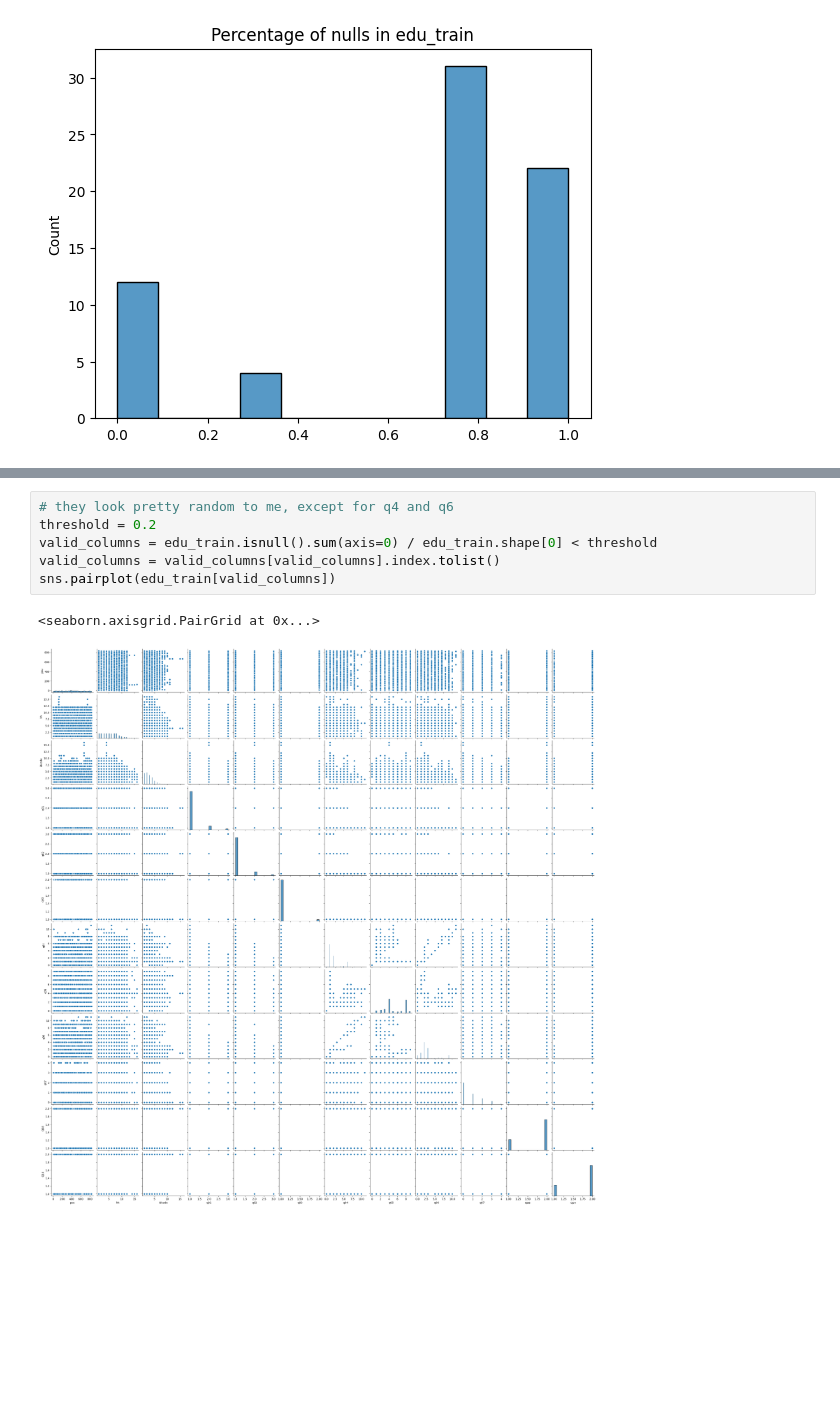
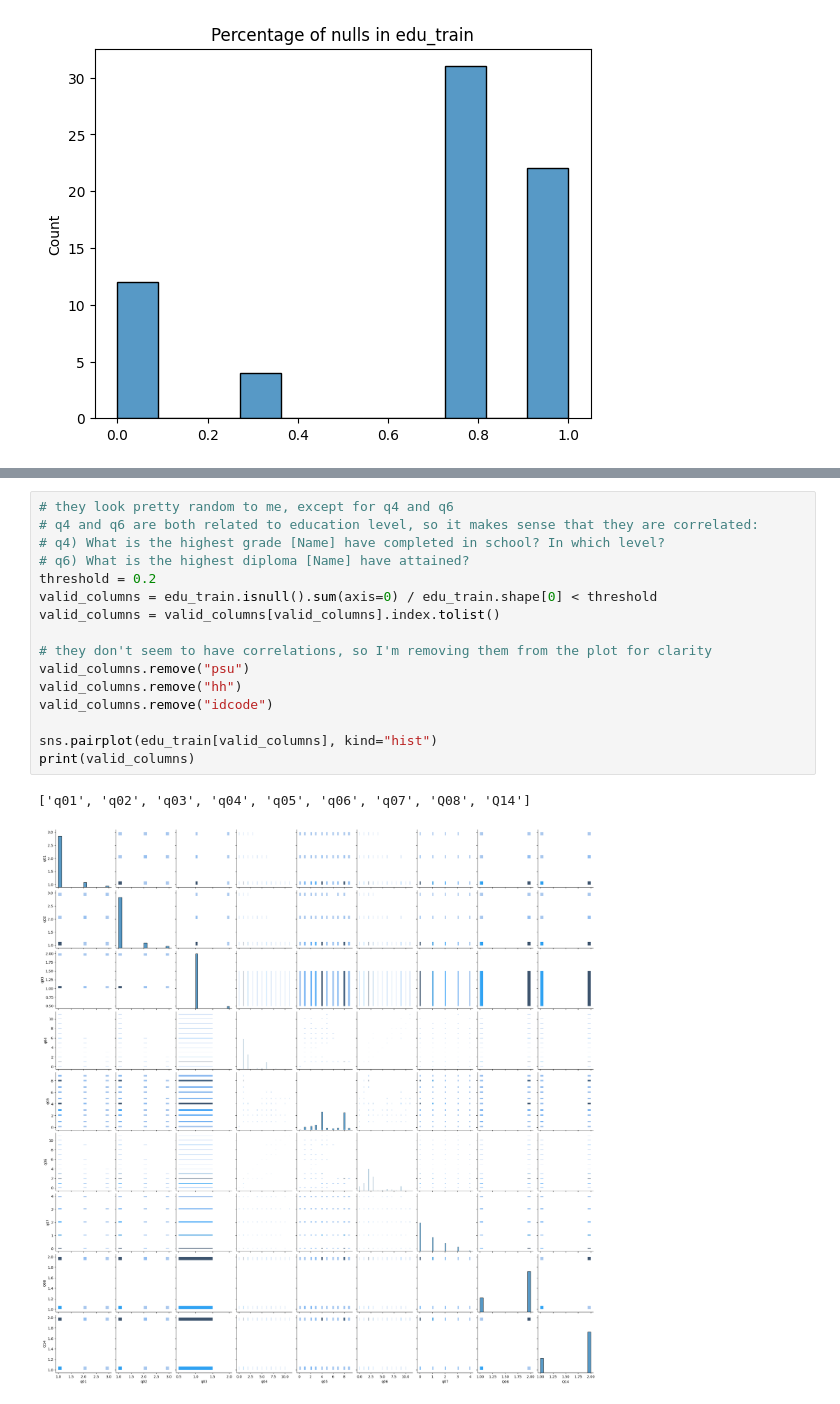
Before and after one commit to BorisLeung/STA841Kaggle, a Jupyter notebook: eda.ipynb, the cells around one changed output, grey strips where cells are left out. Drawn from its saved outputs; the diff is of its cells as text; blank space fills up the shorter version.

Commit message:
Add education eda

```diff
--- a/eda.ipynb
+++ b/eda.ipynb
@@ -79,9 +91,19 @@ plt.show()
 # %%
 # they look pretty random to me, except for q4 and q6
+# q4 and q6 are both related to education level, so it makes sense that they are correlated:
+# q4) What is the highest grade [Name] have completed in school? In which level?
+# q6) What is the highest diploma [Name] have attained?
 threshold = 0.2
 valid_columns = edu_train.isnull().sum(axis=0) / edu_train.shape[0] < threshold
 valid_columns = valid_columns[valid_columns].index.tolist()
-sns.pairplot(edu_train[valid_columns])
+
+# they don't seem to have correlations, so I'm removing them from the plot for clarity
+valid_columns.remove("psu")
+valid_columns.remove("hh")
+valid_columns.remove("idcode")
+
+sns.pairplot(edu_train[valid_columns], kind="hist")
+print(valid_columns)
 # %% [output]
-<seaborn.axisgrid.PairGrid at 0x...>
+['q01', 'q02', 'q03', 'q04', 'q05', 'q06', 'q07', 'Q08', 'Q14']
-[figure, old version]
+[figure, new version]
```
Also changed, not shown: parts of 3 cells of this notebook.
